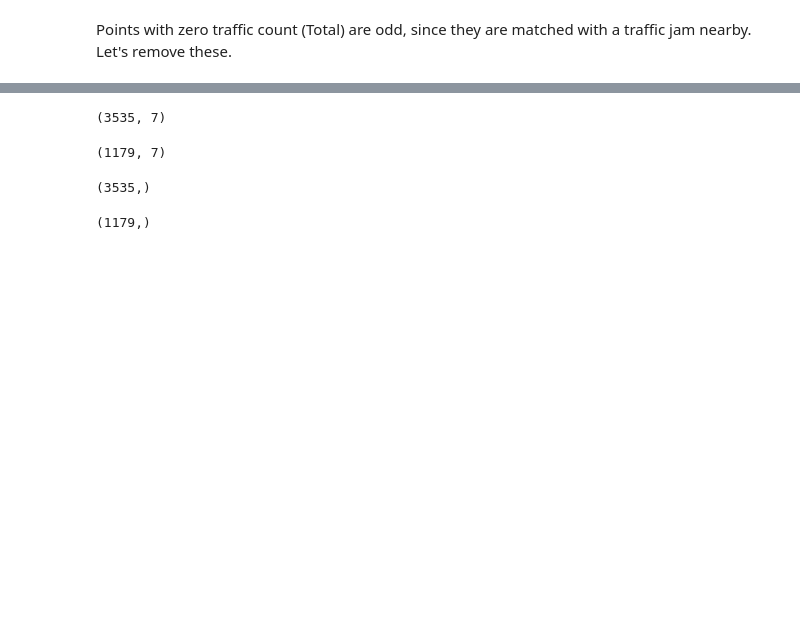
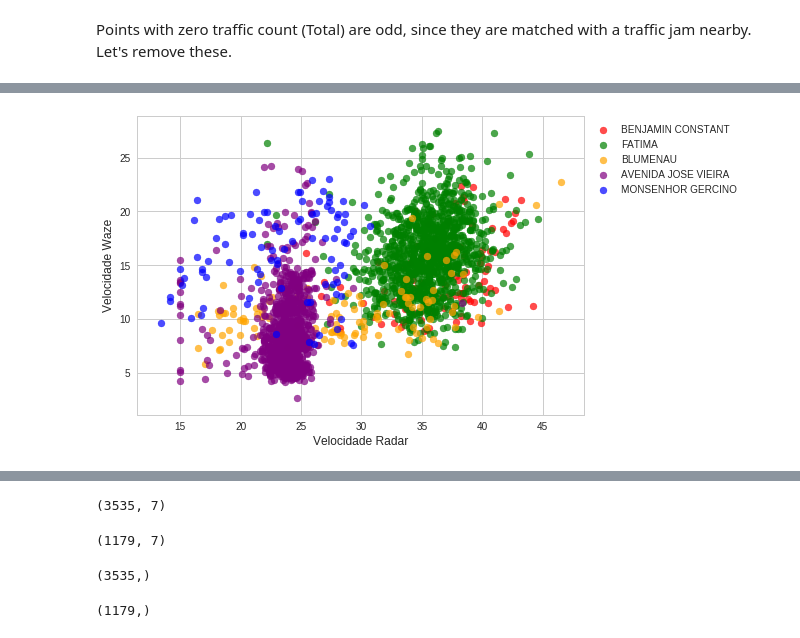
Before and after one commit to pmj-sepud/Joinville-Smart-Mobility, a Jupyter notebook: notebooks/reports/201802-GabrielBogo_Flow_Predictive_Model.ipynb, the cells around one changed output, grey strips where cells are left out. Saved outputs shown, nothing was run; the diff lists cells and outputs as text; code cells hidden in the pictures; blank space fills up the shorter version.

```diff
--- a/notebooks/reports/201802-GabrielBogo_Flow_Predictive_Model.ipynb
+++ b/notebooks/reports/201802-GabrielBogo_Flow_Predictive_Model.ipynb
@@ -101,11 +77,0 @@ Due to buffer approximations, some radars belong simultaneously to more than one
-# %%
-display(df[["Equipamento", "SctnId", "Direction", "date", "hour",
-          "minute_bin", "Velocidade Média (km/h)", "Total"]][df["Equipamento"]=="FS596JOI"].\
-      sort_values(["date", "hour", "minute_bin"]).tail(10))
-
-df.drop_duplicates(["Equipamento", "Direction", "date", "hour",
-          "minute_bin", "Velocidade Média (km/h)"], inplace=True)
-
-df[["Equipamento", "SctnId", "Direction", "date", "hour",
-          "minute_bin", "Velocidade Média (km/h)", "Total"]][df["Equipamento"]=="FS596JOI"].\
-      sort_values(["date", "hour", "minute_bin"]).tail(10)
@@ -136,0 +97,68 @@ Preparing training dataset
+# %%
+def weighted_average(x, avg_speeds):
+    weighted_sum = 0
+    for spd in avg_speeds:
+        weighted_sum += x[spd]*avg_speeds[spd]
+    weighted_avg = weighted_sum/x["Total"]
+
+    return weighted_avg
+
+avg_speeds = {"00 a 10": 5,
+            "11 a 20": 15,
+            "21 a 30": 25,
+            "31 a 40": 35,
+            "41 a 50": 45,
+            "51 a 60": 55,
+            "61 a 70": 65,
+            "71 a 80": 75,
+            "81 a 90": 85,
+            "91 a 100": 95,
+            "Acima de 100": 105}
+
+df["weighted_avg"] = df.apply(lambda x: weighted_average(x, avg_speeds), axis=1)
+df["spd_error"] = (df["Velocidade Média (km/h)"] - df["weighted_avg"])
+df["spd_error_sqrd"] = df["spd_error"]**2
+display((df["spd_error_sqrd"].sum()/df["spd_error_sqrd"].count())**(1/2))
+
+fig, ax = plt.subplots()
+
+equip_data1 = df[(df["Equipamento"]=="FS644JOI")]
+ax.scatter(equip_data1["weighted_avg"],
+           equip_data1["Velocidade Média (km/h)"],
+           label='BENJAMIN CONSTANT',
+           color='red',
+           alpha=0.7)
+
+equip_data2 = df[(df["Equipamento"]=="FS640JOI")]
+ax.scatter(equip_data2["weighted_avg"],
+            equip_data2["Velocidade Média (km/h)"],
+            label='FATIMA',
+            color='green',
+            alpha=0.7)
+
+equip_data3 = df[(df["Equipamento"]=="FS633JOI")]
+ax.scatter(equip_data3["weighted_avg"],
+            equip_data3["Velocidade Média (km/h)"],
+            label='BLUMENAU',
+            color='orange',
+            alpha=0.7)
+
+equip_data4 = df[(df["Equipamento"]=="FS596JOI") & (df["SctnId"]!=937.0)]
+ax.scatter(equip_data4["weighted_avg"],
+           equip_data4["Velocidade Média (km/h)"],
+           label="AVENIDA JOSE VIEIRA",
+           color='purple',
+           alpha=0.7)
+
+equip_data5 = df[(df["Equipamento"]=="FS581JOI")]
+ax.scatter(equip_data5["weighted_avg"],
+           equip_data5["Velocidade Média (km/h)"],
+           label="MONSENHOR GERCINO",
+           color='blue',
+           alpha=0.7)
+
+plt.ylabel("Velocidade Waze", fontsize=12)
+plt.xlabel("Velocidade Radar", fontsize=12)
+ax.legend(bbox_to_anchor=(1, 1))
+sns.set_style("whitegrid")
+# %% [output]
@@ -136,0 +166 @@ Preparing training dataset
+[figure, added]
```
Also changed, not shown: parts of 16 cells of this notebook, 3 other files.
